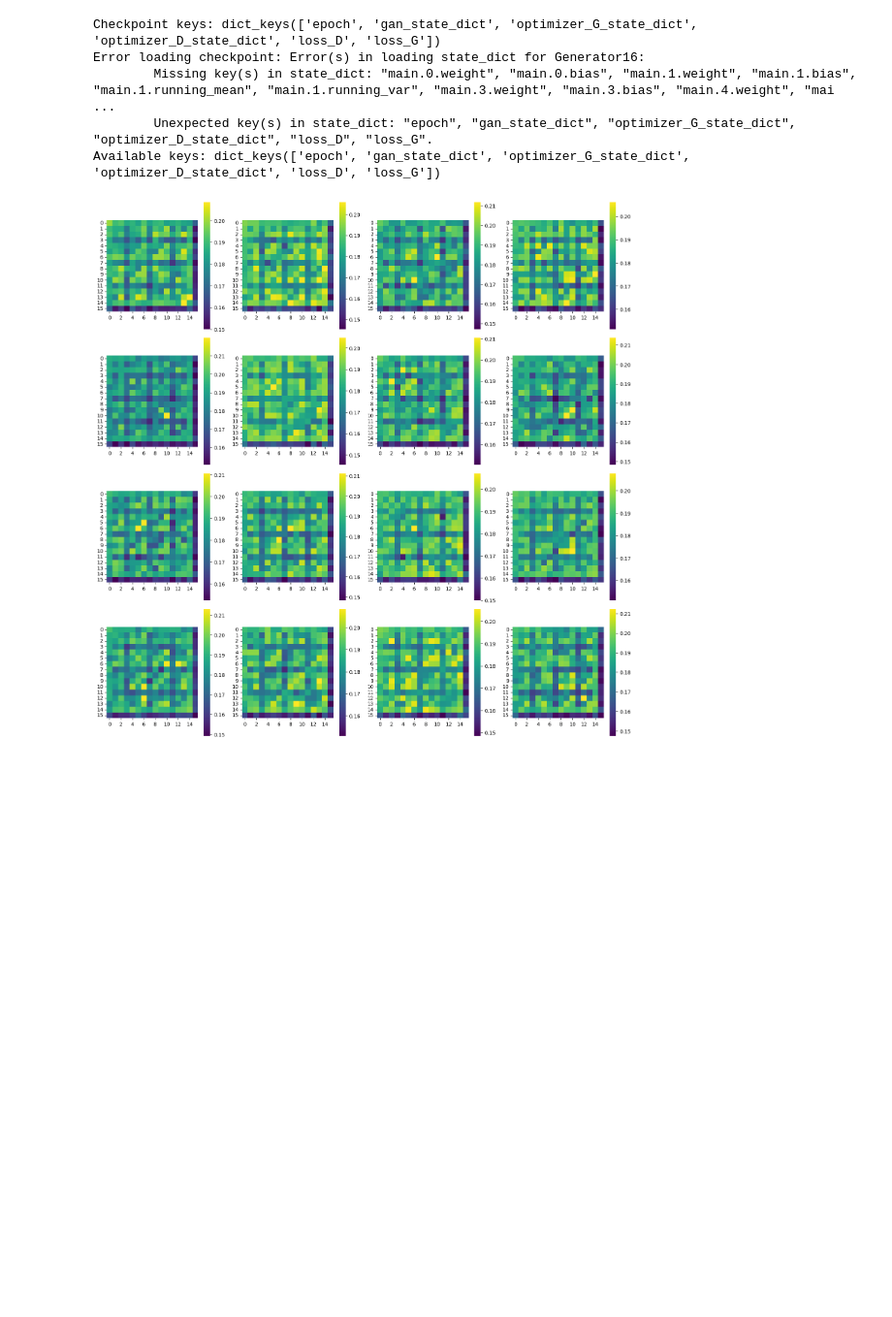
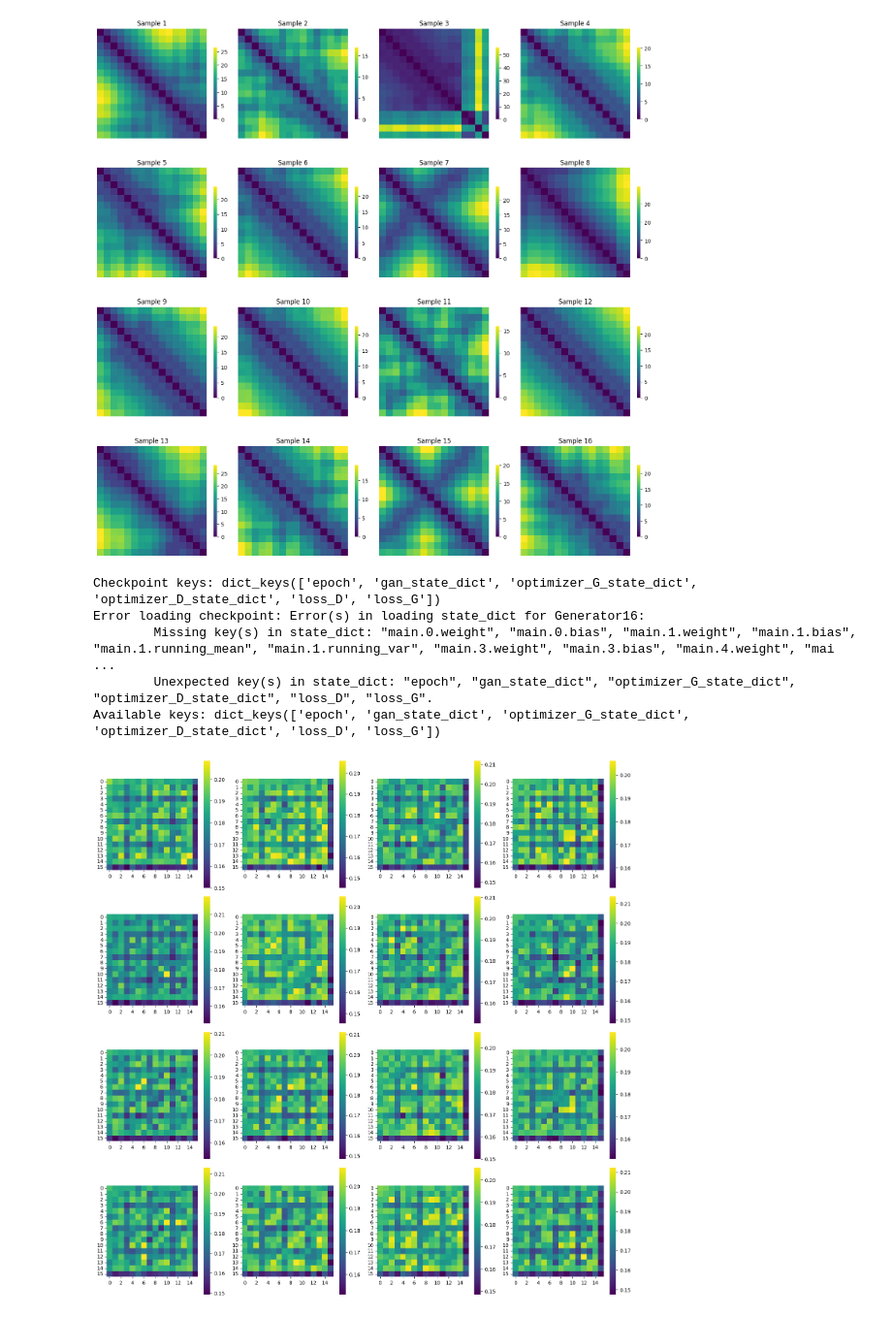
Before and after one commit to jake-yukich/protein-gan, a Jupyter notebook: exploration.ipynb, the cells around one changed output. Shown at 97% size. Drawn from its saved outputs; the diff is of its cells as text; code cells hidden in the pictures; blank space fills up the shorter version.

```diff
--- a/exploration.ipynb
+++ b/exploration.ipynb
@@ -1,3 +1,34 @@
+# %%
+import numpy as np
+import torch
+import matplotlib.pyplot as plt
+import seaborn as sns
+
+# Load training data
+train_matrices = np.load('datasets/train/distance_matrices_16.npy')
+
+# Randomly sample 16 matrices
+n_samples = 16
+random_indices = np.random.choice(len(train_matrices), n_samples, replace=False)
+samples = train_matrices[random_indices]
+
+# Visualize as grid
+n_rows = 4
+n_cols = 4
+fig, axes = plt.subplots(n_rows, n_cols, figsize=(15, 15))
+
+for i in range(n_rows):
+    for j in range(n_cols):
+        idx = i * n_cols + j
+        ax = axes[i,j]
+        sns.heatmap(samples[idx], ax=ax, cmap='viridis', square=True, cbar_kws={'shrink': 0.5})
+        ax.set_title(f'Sample {idx+1}')
+        ax.axis('off')
+
+plt.tight_layout()
+plt.show()
+# %% [output]
+[figure, added]
 # %%
 # evaluation.ipynb
 import torch
```
Also changed, not shown: 1 other file.
